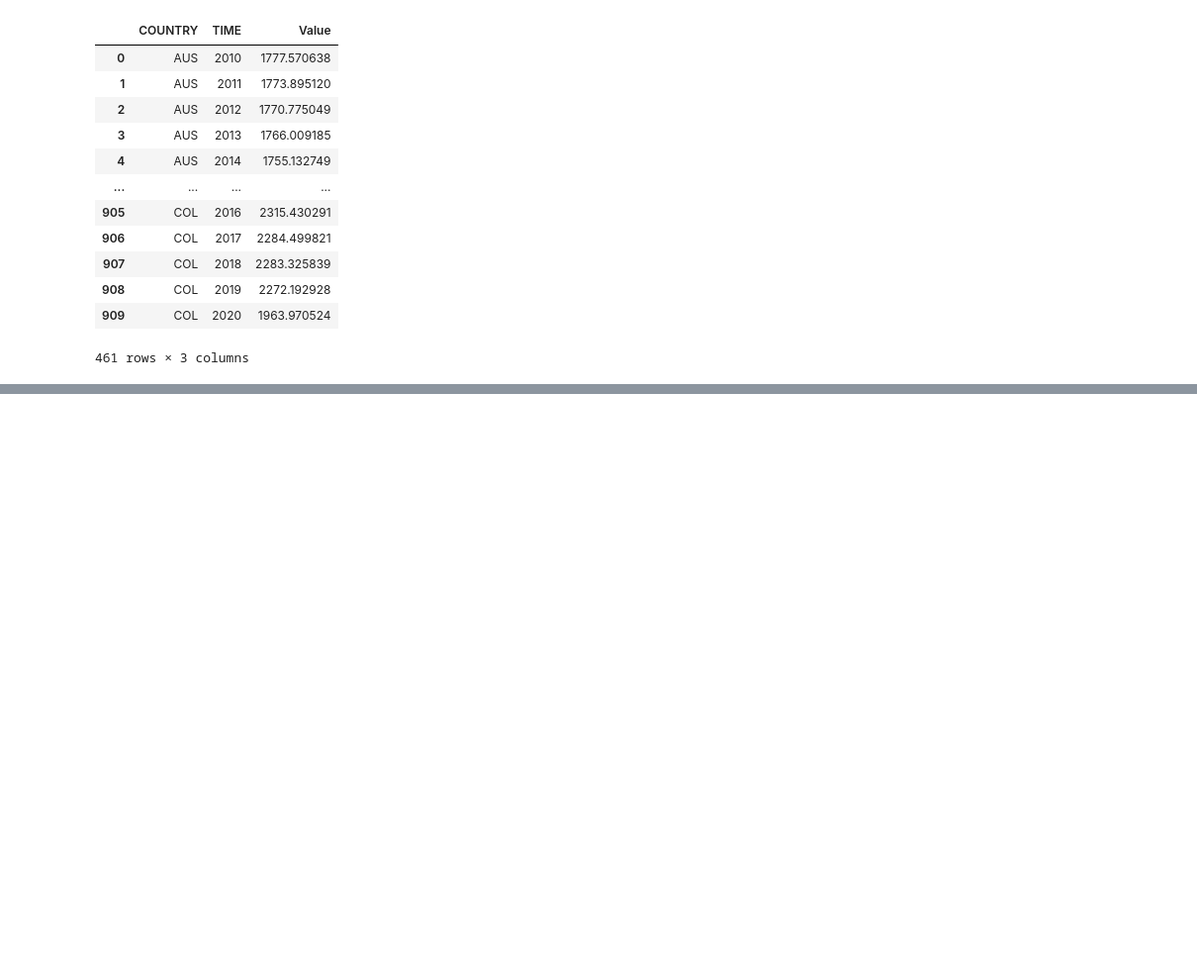
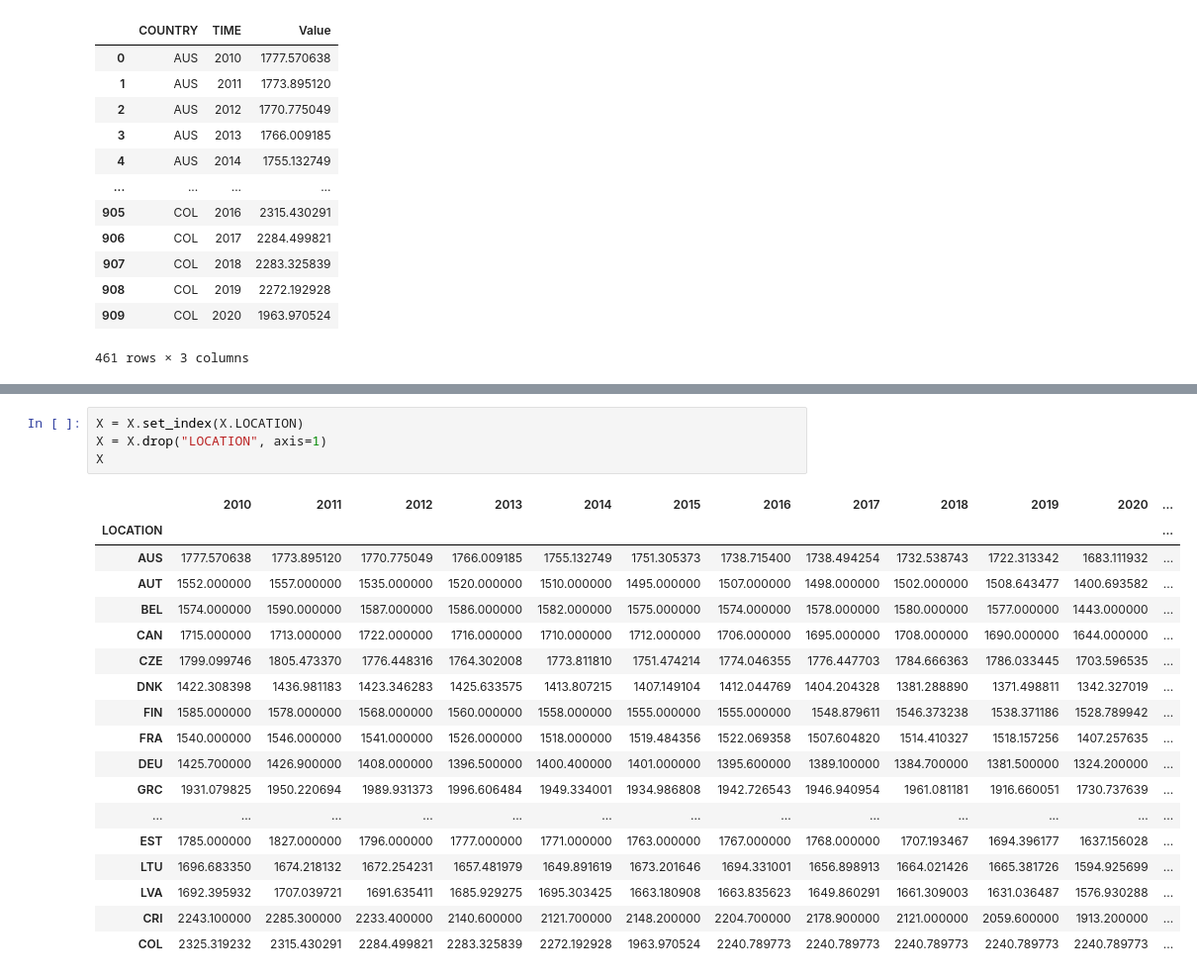
Before and after one commit to JoanneLin168/ADS-European-Productivity, a Jupyter notebook: Notebooks/hours-worked.ipynb, the cells around one changed output, grey strips where cells are left out. Shown at 99% size. Saved outputs shown, nothing was run; the diff lists cells and outputs as text; blank space fills up the shorter version.

```diff
--- a/Notebooks/hours-worked.ipynb
+++ b/Notebooks/hours-worked.ipynb
@@ -149,0 +207,23 @@ COL
+# %%
+X = X.set_index(X.LOCATION)
+X = X.drop("LOCATION", axis=1)
+X
+# %% [output]
+|  | 2010 | 2011 | 2012 | 2013 | 2014 | 2015 | 2016 | 2017 | 2018 | 2019 | 2020 | ... |
+| LOCATION |  |  |  |  |  |  |  |  |  |  |  | ... |
+| AUS | 1777.570638 | 1773.895120 | 1770.775049 | 1766.009185 | 1755.132749 | 1751.305373 | 1738.715400 | 1738.494254 | 1732.538743 | 1722.313342 | 1683.111932 | ... |
+| AUT | 1552.000000 | 1557.000000 | 1535.000000 | 1520.000000 | 1510.000000 | 1495.000000 | 1507.000000 | 1498.000000 | 1502.000000 | 1508.643477 | 1400.693582 | ... |
+| BEL | 1574.000000 | 1590.000000 | 1587.000000 | 1586.000000 | 1582.000000 | 1575.000000 | 1574.000000 | 1578.000000 | 1580.000000 | 1577.000000 | 1443.000000 | ... |
+| CAN | 1715.000000 | 1713.000000 | 1722.000000 | 1716.000000 | 1710.000000 | 1712.000000 | 1706.000000 | 1695.000000 | 1708.000000 | 1690.000000 | 1644.000000 | ... |
+| CZE | 1799.099746 | 1805.473370 | 1776.448316 | 1764.302008 | 1773.811810 | 1751.474214 | 1774.046355 | 1776.447703 | 1784.666363 | 1786.033445 | 1703.596535 | ... |
+| DNK | 1422.308398 | 1436.981183 | 1423.346283 | 1425.633575 | 1413.807215 | 1407.149104 | 1412.044769 | 1404.204328 | 1381.288890 | 1371.498811 | 1342.327019 | ... |
+| FIN | 1585.000000 | 1578.000000 | 1568.000000 | 1560.000000 | 1558.000000 | 1555.000000 | 1555.000000 | 1548.879611 | 1546.373238 | 1538.371186 | 1528.789942 | ... |
+| FRA | 1540.000000 | 1546.000000 | 1541.000000 | 1526.000000 | 1518.000000 | 1519.484356 | 1522.069358 | 1507.604820 | 1514.410327 | 1518.157256 | 1407.257635 | ... |
+| DEU | 1425.700000 | 1426.900000 | 1408.000000 | 1396.500000 | 1400.400000 | 1401.000000 | 1395.600000 | 1389.100000 | 1384.700000 | 1381.500000 | 1324.200000 | ... |
+| GRC | 1931.079825 | 1950.220694 | 1989.931373 | 1996.606484 | 1949.334001 | 1934.986808 | 1942.726543 | 1946.940954 | 1961.081181 | 1916.660051 | 1730.737639 | ... |
+| ... | ... | ... | ... | ... | ... | ... | ... | ... | ... | ... | ... | ... |
+| EST | 1785.000000 | 1827.000000 | 1796.000000 | 1777.000000 | 1771.000000 | 1763.000000 | 1767.000000 | 1768.000000 | 1707.193467 | 1694.396177 | 1637.156028 | ... |
+| LTU | 1696.683350 | 1674.218132 | 1672.254231 | 1657.481979 | 1649.891619 | 1673.201646 | 1694.331001 | 1656.898913 | 1664.021426 | 1665.381726 | 1594.925699 | ... |
+| LVA | 1692.395932 | 1707.039721 | 1691.635411 | 1685.929275 | 1695.303425 | 1663.180908 | 1663.835623 | 1649.860291 | 1661.309003 | 1631.036487 | 1576.930288 | ... |
+| CRI | 2243.100000 | 2285.300000 | 2233.400000 | 2140.600000 | 2121.700000 | 2148.200000 | 2204.700000 | 2178.900000 | 2121.000000 | 2059.600000 | 1913.200000 | ... |
+| COL | 2325.319232 | 2315.430291 | 2284.499821 | 2283.325839 | 2272.192928 | 1963.970524 | 2240.789773 | 2240.789773 | 2240.789773 | 2240.789773 | 2240.789773 | ... |
```
Also changed, not shown: parts of 11 cells of this notebook.
